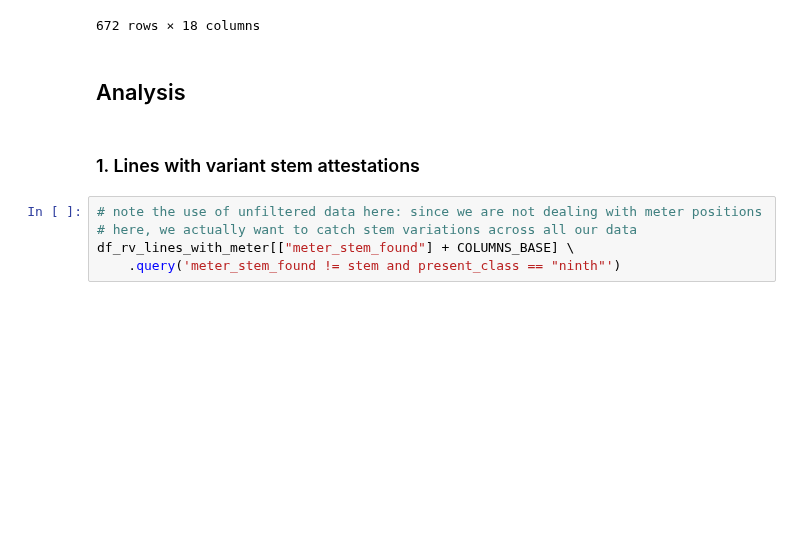
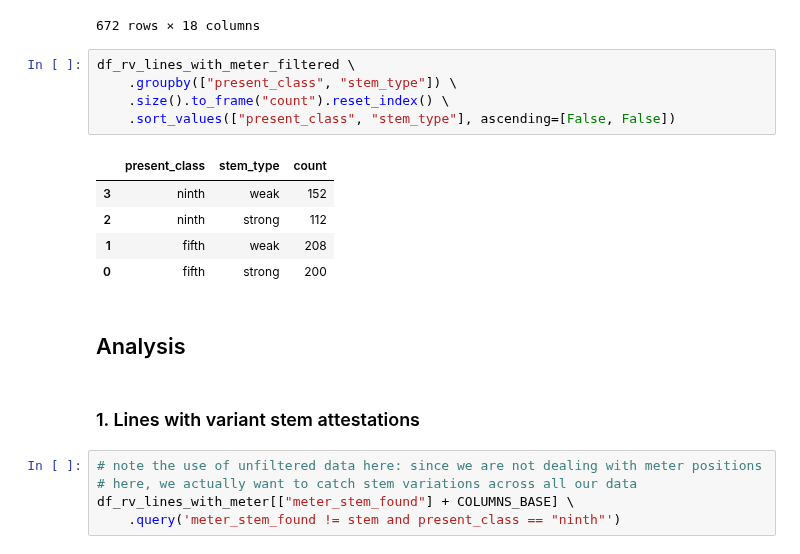
Before and after one commit to anupdhml/sanskrit_ninth_class_meter, a Jupyter notebook: 6_analysis.ipynb, the cells around one changed output. Cells and saved outputs as stored; diff of their text form; blank space fills up the shorter version.

```diff
--- a/6_analysis.ipynb
+++ b/6_analysis.ipynb
@@ -122,6 +122,17 @@ df_rv_lines_with_meter_filtered[COLUMNS_BASE]
 | 879 | fifth | strong | hino | 10.030.08.a | prā́smai hinota mádhumantam ūrmíṁ | Triṣṭubh | LL SLS ,SS|LS_LL | ... |
 | 880 | fifth | strong | hino | 10.188.01.b | áśvaṁ hinota vājínam | Gāyatrī | LL SL|S LSL | ... |
 672 rows × 18 columns
+# %%
+df_rv_lines_with_meter_filtered \
+    .groupby(["present_class", "stem_type"]) \
+    .size().to_frame("count").reset_index() \
+    .sort_values(["present_class", "stem_type"], ascending=[False, False])
+# %% [output]
+|  | present_class | stem_type | count |
+| 3 | ninth | weak | 152 |
+| 2 | ninth | strong | 112 |
+| 1 | fifth | weak | 208 |
+| 0 | fifth | strong | 200 |
 # %% [markdown]
 ## Analysis
 # %% [markdown]
```
Also changed, not shown: 3 other files.
